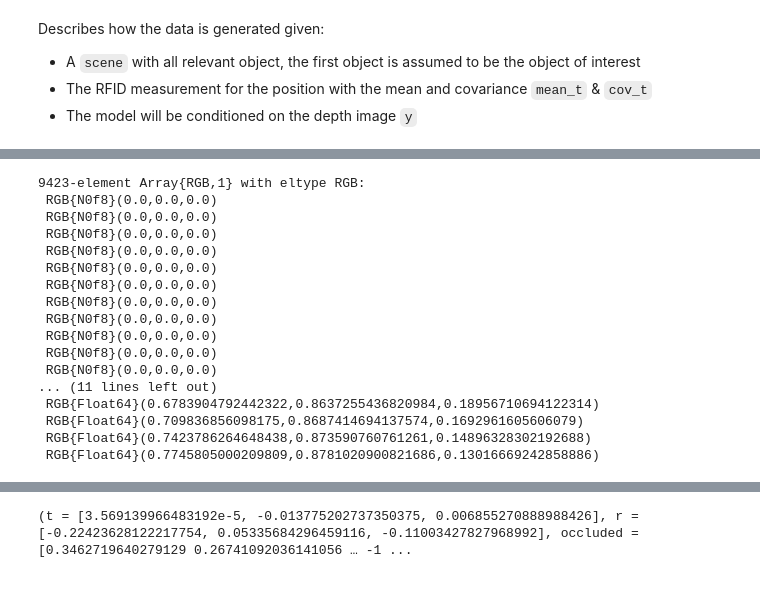
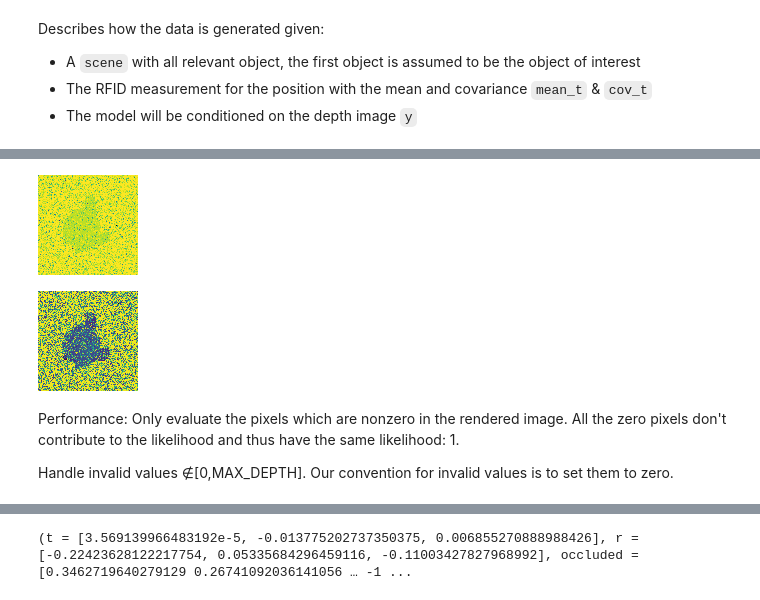
Before and after one commit to rwth-irt/BayesianPoseEstimation.jl, a Jupyter notebook: notebook soss.ipynb, the cells around one changed output, grey strips where cells are left out. Saved outputs shown, nothing was run; the diff lists cells and outputs as text; code cells hidden in the pictures.

```diff
--- a/notebook soss.ipynb
+++ b/notebook soss.ipynb
@@ -151,3 +158,32 @@ Handle outliers ∉[0,MAX_DEPTH]
+# %%
+old_observation_model = @model μ, o begin
+    # Sensor model
+    occluded .~ MeasureTheory.Bernoulli.(o)
+    obs ~ For(eachindex(μ)) do i
+        if occluded[i]
+            Exponential(PIXEL_θ)
+        else
+            Normal(μ[i], PIXEL_σ)
+        end
+    end
+end
+colorize_depth(rand(old_observation_model(μ = μ1, o = θ1.o)).obs)
+# %% [output]
+[figure, added]
+# %%
+observation_model = @model μ, o begin
+    obs ~ For(μ) do i
+        BinaryMixture(Normal(i, PIXEL_σ), UniformInterval(0.0, MAX_DEPTH), i, 1.0 - i)
+    end
+end;
+colorize_depth(rand(observation_model(μ = μ1, o = θ1.o)).obs)
+# %% [output]
+[figure, added]
+# %% [markdown]
+Performance: Only evaluate the pixels which are nonzero in the rendered image.
+All the zero pixels don't contribute to the likelihood and thus have the same likelihood: 1.
+
+Handle invalid values ∉[0,MAX_DEPTH]. Our convention for invalid values is to set them to zero.
 # %%
 function preprocess(render, obs, occl)
     # Use only the nonzero values of the render for the likelihood
@@ -158,24 +194,4 @@ function preprocess(render, obs, occl)
     # Convention for invalid values: depth=0
     obs_limits = [ifelse(0 <= x <= MAX_DEPTH, x, zero(x)) for x in obs_sel]
     render_sel, obs_limits, occl_sel
-end
-render_prep, obs_prep, _ = preprocess(nominal_depth, pose_depth, zeros(size(nominal_depth)))
-colorize_depth(obs_prep)
+end;
-# %% [output]
-9423-element Array{RGB,1} with eltype RGB:
- RGB{N0f8}(0.0,0.0,0.0)
- RGB{N0f8}(0.0,0.0,0.0)
- RGB{N0f8}(0.0,0.0,0.0)
- RGB{N0f8}(0.0,0.0,0.0)
- RGB{N0f8}(0.0,0.0,0.0)
- RGB{N0f8}(0.0,0.0,0.0)
- RGB{N0f8}(0.0,0.0,0.0)
- RGB{N0f8}(0.0,0.0,0.0)
- RGB{N0f8}(0.0,0.0,0.0)
- RGB{N0f8}(0.0,0.0,0.0)
- RGB{N0f8}(0.0,0.0,0.0)
-... (11 lines left out)
- RGB{Float64}(0.6783904792442322,0.8637255436820984,0.18956710694122314)
- RGB{Float64}(0.709836856098175,0.8687414694137574,0.1692961605606079)
- RGB{Float64}(0.7423786264648438,0.873590760761261,0.14896328302192688)
- RGB{Float64}(0.7745805000209809,0.8781020900821686,0.13016669242858886)
```
Also changed, not shown: parts of 22 cells of this notebook.
